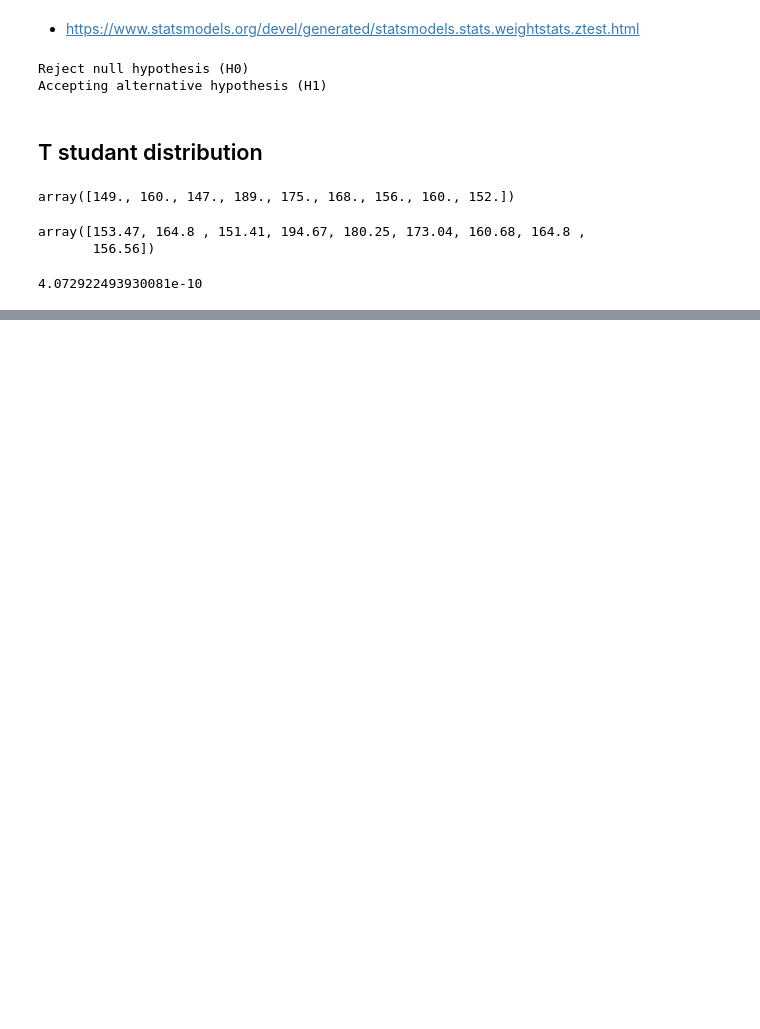
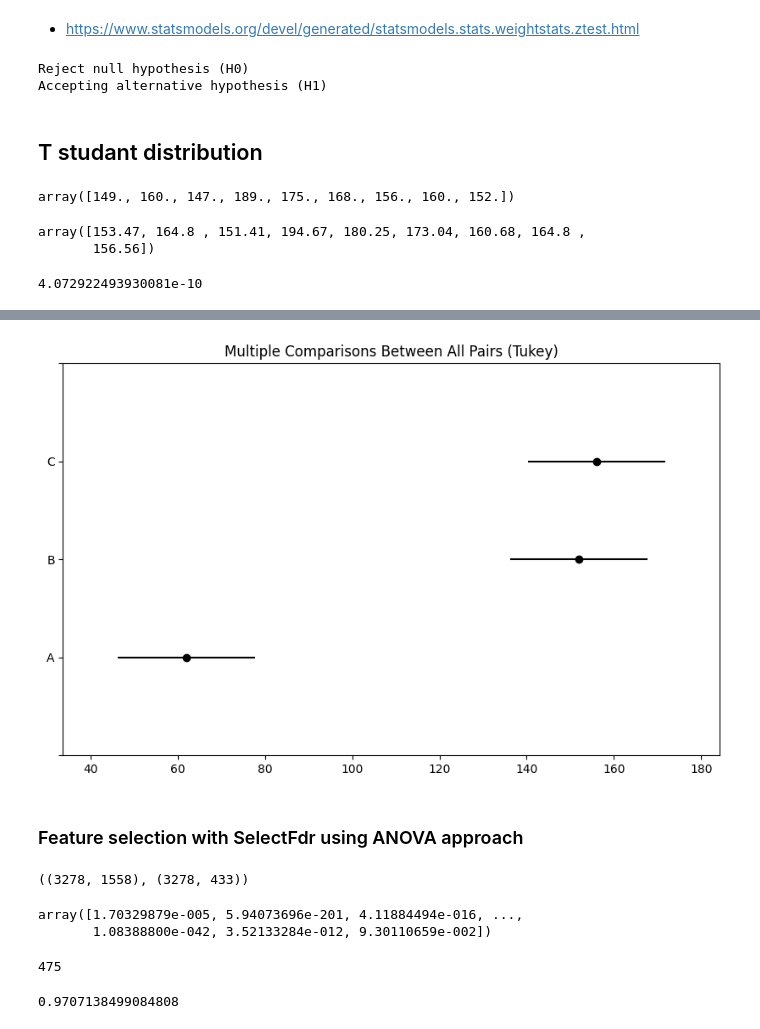
Before and after one commit to lps08/statistic-ds-ml, a Jupyter notebook: confidence_interval_hypothesis_test/hypothesis_test.ipynb, the cells around one changed output, grey strips where cells are left out. Cells and saved outputs as stored; diff of their text form; code cells hidden in the pictures; blank space fills up the shorter version.

```diff
--- a/confidence_interval_hypothesis_test/hypothesis_test.ipynb
+++ b/confidence_interval_hypothesis_test/hypothesis_test.ipynb
@@ -140,0 +360,6 @@ Accepting alternative hypothesis (H1)
+# %%
+data_tukey2 = {'values': [70, 90, 80, 50, 20, 130, 169, 164, 143, 154, 163, 158, 154, 149, 156],
+         'group': ['A', 'A', 'A', 'A', 'A', 'B', 'B', 'B', 'B', 'B', 'C', 'C', 'C', 'C', 'C']}
+
+df_tukey2 = pd.DataFrame(data_tukey2)
+df_tukey2
@@ -140,0 +383,4 @@ Accepting alternative hypothesis (H1)
+# %%
+compared_groups2 = MultiComparison(data=df_tukey2['values'], groups=df_tukey2['group'])
+tukey_test2 = compared_groups2.tukeyhsd()
+print(tukey_test2)
@@ -140,0 +396,26 @@ Accepting alternative hypothesis (H1)
+# %%
+tukey_test2.plot_simultaneous();
+# %% [output]
+[figure, added]
+# %% [markdown]
+### Feature selection with SelectFdr using ANOVA approach
+# %%
+fdr_anova = SelectFdr(f_classif, alpha=0.01)
+X_new_anova = fdr_anova.fit_transform(X, y)
+
+X.shape, X_new_anova.shape
+# %% [output]
+((3278, 1558), (3278, 433))
+# %%
+fdr_anova.pvalues_
+# %% [output]
+array([1.70329879e-005, 5.94073696e-201, 4.11884494e-016, ...,
+       1.08388800e-042, 3.52133284e-012, 9.30110659e-002])
+# %%
+np.sum(fdr.pvalues_ <= 0.01)
+# %% [output]
+475
+# %%
+train(X_new_anova, y)
+# %% [output]
+0.9707138499084808
```
Also changed, not shown: parts of 87 cells of this notebook.
